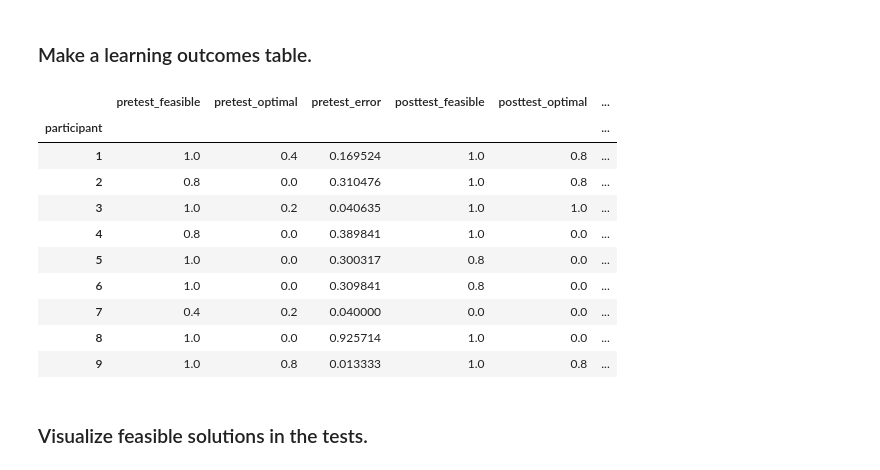
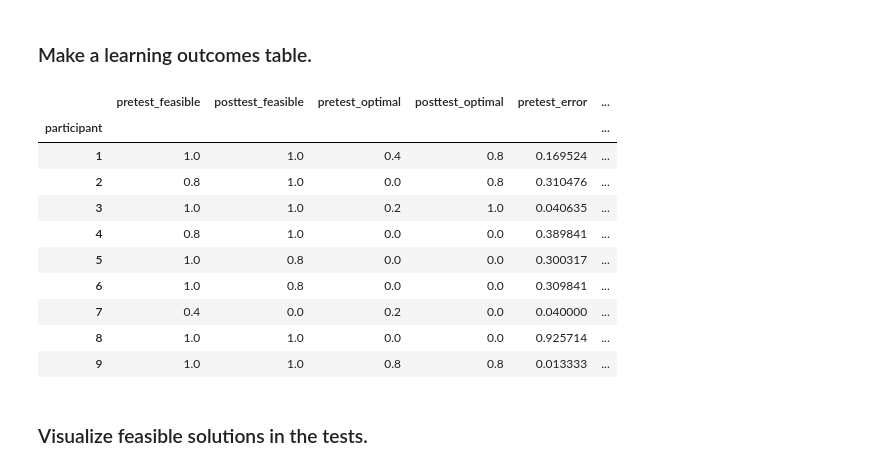
Before and after one commit to utku-norman/justhink-preexp-analysis, a Jupyter notebook: analysis/tools/3_RQ1_measure_learning_outcomes.ipynb, the cells around one changed output. Saved outputs shown, nothing was run; the diff lists cells and outputs as text; code cells hidden in the pictures.

```diff
--- a/analysis/tools/3_RQ1_measure_learning_outcomes.ipynb
+++ b/analysis/tools/3_RQ1_measure_learning_outcomes.ipynb
@@ -27,14 +28,18 @@ from effsize.effsize import two_group_difference
 sns.set_context('paper', font_scale=1.5)
+# %%
+pd.options.display.max_rows = None
 # %% [markdown]
 ### Define paths.
 # %%
 transition_tables_pickle_file = pl.Path(
-    '../processed_data/justhink_spring21_transition_tables.pickle')
+    '../processed_data/justhink21_transition_tables.pickle')
 
-learning_pickle_file = pl.Path(
-    '../processed_data/learning_table.pickle')
+learning_file = pl.Path('../processed_data/justhink21_learning_outcomes.csv')
 
 figs_dir = pl.Path('../figures')
+
+# Create the output figures directory if it does not exist.
+figs_dir.mkdir(exist_ok=True)
 # %%
 test_item_counts = {
     'pretest': 5,
@@ -206,29 +207,39 @@ for participant, df in submission_tables.items():
 # %% [markdown]
 ### Make a learning outcomes table.
 # %%
-participants = list(submission_tables.keys())
+participants = sorted(submission_tables.keys())
+tests = ['pretest', 'posttest']
 
 learn_df = pd.DataFrame(index=participants)
 learn_df.index.name = 'participant'
-for test in ['pretest', 'posttest']:
+for test in tests:
     count = test_item_counts[test]
     learn_df['{}_feasible'.format(test)] = \
-        [score_feasible(submission_tables[p], test,count ) for p in participants]
+        [score_feasible(submission_tables[p], test, count)
+         for p in learn_df.index]
+
+for test in tests:
+    count = test_item_counts[test]
     learn_df['{}_optimal'.format(test)] = \
-        [score_optimal(submission_tables[p], test, count) for p in participants]
+        [score_optimal(submission_tables[p], test, count)
+         for p in learn_df.index]
+
+for test in tests:
+    count = test_item_counts[test]
     learn_df['{}_error'.format(test)] = \
-        [compute_average_error(submission_tables[p], test, count) for p in participants]
+        [compute_average_error(submission_tables[p], test, count)
+         for p in learn_df.index]
 
 learn_df
 # %% [output]
-|  | pretest_feasible | pretest_optimal | pretest_error | posttest_feasible | posttest_optimal | ... |
+|  | pretest_feasible | posttest_feasible | pretest_optimal | posttest_optimal | pretest_error | ... |
 | participant |  |  |  |  |  | ... |
-| 1 | 1.0 | 0.4 | 0.169524 | 1.0 | 0.8 | ... |
-| 2 | 0.8 | 0.0 | 0.310476 | 1.0 | 0.8 | ... |
-| 3 | 1.0 | 0.2 | 0.040635 | 1.0 | 1.0 | ... |
-| 4 | 0.8 | 0.0 | 0.389841 | 1.0 | 0.0 | ... |
-| 5 | 1.0 | 0.0 | 0.300317 | 0.8 | 0.0 | ... |
-| 6 | 1.0 | 0.0 | 0.309841 | 0.8 | 0.0 | ... |
-| 7 | 0.4 | 0.2 | 0.040000 | 0.0 | 0.0 | ... |
-| 8 | 1.0 | 0.0 | 0.925714 | 1.0 | 0.0 | ... |
-| 9 | 1.0 | 0.8 | 0.013333 | 1.0 | 0.8 | ... |
+| 1 | 1.0 | 1.0 | 0.4 | 0.8 | 0.169524 | ... |
+| 2 | 0.8 | 1.0 | 0.0 | 0.8 | 0.310476 | ... |
+| 3 | 1.0 | 1.0 | 0.2 | 1.0 | 0.040635 | ... |
+| 4 | 0.8 | 1.0 | 0.0 | 0.0 | 0.389841 | ... |
+| 5 | 1.0 | 0.8 | 0.0 | 0.0 | 0.300317 | ... |
+| 6 | 1.0 | 0.8 | 0.0 | 0.0 | 0.309841 | ... |
+| 7 | 0.4 | 0.0 | 0.2 | 0.0 | 0.040000 | ... |
+| 8 | 1.0 | 1.0 | 0.0 | 0.0 | 0.925714 | ... |
+| 9 | 1.0 | 1.0 | 0.8 | 0.8 | 0.013333 | ... |
```
Also changed, not shown: parts of 21 cells of this notebook, 9 other files.
